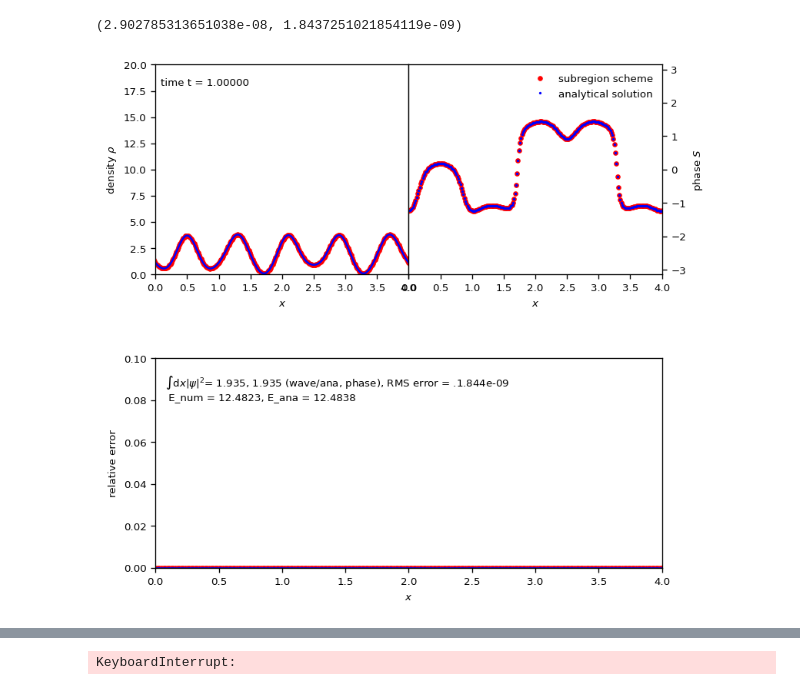
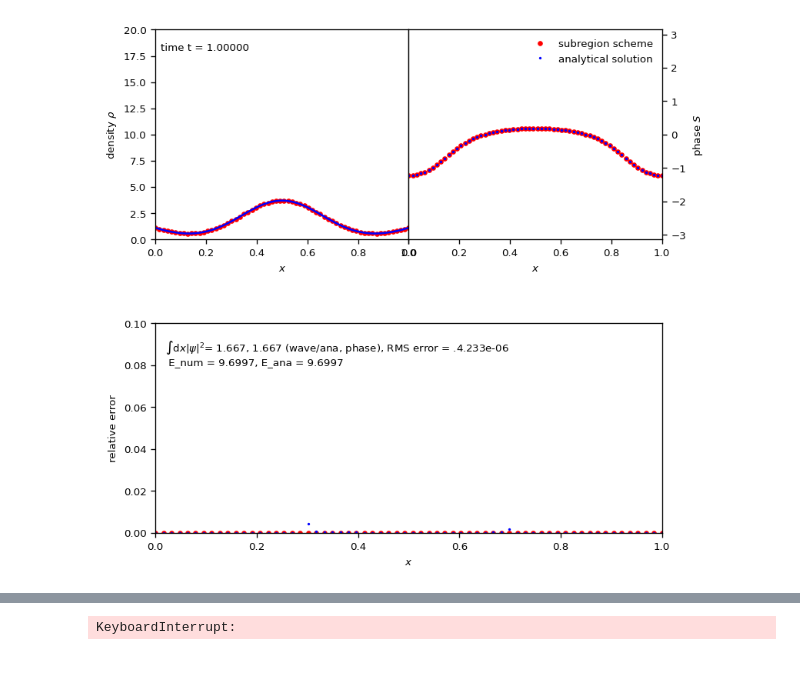
Before and after one commit to KunkelAlexander/fdm-hybrid-scheme, a Jupyter notebook: demonstration/SchrödingerFE.ipynb, the cells around one changed output, grey strips where cells are left out. Drawn from its saved outputs; the diff is of its cells as text; code cells hidden in the pictures.

```diff
--- a/demonstration/SchrödingerFE.ipynb
+++ b/demonstration/SchrödingerFE.ipynb
@@ -489,15 +592,17 @@ def periodic1DGaussian(x, dx, t, m = 1, hbar = 1,  x0=.5, alpha= 1/20, eps=0, L=
 c = config.generateConfig()
 c["t0"]                         = 0.0
 c["tEnd"]                       = 1.0
-c["resolution"]                 = 128
-c["boundarySize"]               = 8
+c["resolution"]                 = 16
+c["boundarySize"]               = 6
 c["useBC"]                      = True
-c["domainSize"]                 = [0, 4]
-c["xlim"]                       = [0, 4]
+c["domainSize"]                 = [0, 1]
+c["xlim"]                       = [0, 1]
 c["dpi"]                        = 120
 c["densityYlim"]                = [0, 20]
 c["useAdaptiveTimestep"]        = True
 c["C_parabolic"]                = 0.4
+c["alpha"]                      = 16 * np.log(10)
+c["p"]                          = 50
 scheme = FourierExtensionScheme(c, periodic1DGaussian)
 scheme.run()
 animation.drawFrame(scheme)
@@ -528,7 +633,7 @@ class SubregionScheme(Scheme):
 
         patchConfig = dict(config)
         patchConfig["resolution"]  = self.patchSize
-        patchConfig["useBC"] = True
+        patchConfig["useBC"] = False
         for i in range(self.NPatch):
             patchConfig["domainSize"] = [self.L0 + (i) * self.dx * self.patchSize, self.L0 + i * self.dx * self.patchSize + self.patchWidth]
             self.patches.append(scheme(patchConfig, generateIC))
@@ -634,22 +739,24 @@ class SubregionScheme(Scheme):
 
         return np.min([t1, t2, t3])
 # %%
+
 c = config.generateConfig()
 c["t0"]                         = 0.0
-c["tEnd"]                       = 1.0
-c["resolution"]                 = 256
+c["tEnd"]                       = 1
+c["resolution"]                 = 64
 c["patchSize"]                  = 16
-c["boundarySize"]               = 8
+c["boundarySize"]               = 6
 c["useBC"]                      = True
-c["domainSize"]                 = [0, 4]
-c["xlim"]                       = [0, 4]
+c["domainSize"]                 = [0, 1]
+c["xlim"]                       = [0, 1]
 c["dpi"]                        = 120
 c["densityYlim"]                = [0, 20]
 c["useAdaptiveTimestep"]        = True
 c["C_parabolic"]                = 0.2
 c["printGrid"]                  = False
+c["alpha"]                      = 0#16 * np.log(10)
+c["p"]                          = 50
 scheme = SubregionScheme(c, periodic1DGaussian, FourierExtensionScheme)
 scheme.run()
 animation.drawFrame(scheme)
-scheme.computeRelError(), scheme.computeRMSError()
 # %% [output]
@@ -657,5 +764,4 @@ Finished in 20321 time steps
-(2.902785313651038e-08, 1.8437251021854119e-09)
-[figure, old version]
+[figure, new version]
 # %%
 
 def periodic1DGaussian(x, dx, t, m = 1, hbar = 1,  x0=.5, alpha= 1/20, eps=0, L=1, N=100):
```
Also changed, not shown: parts of 6 cells of this notebook, 5 other files.
